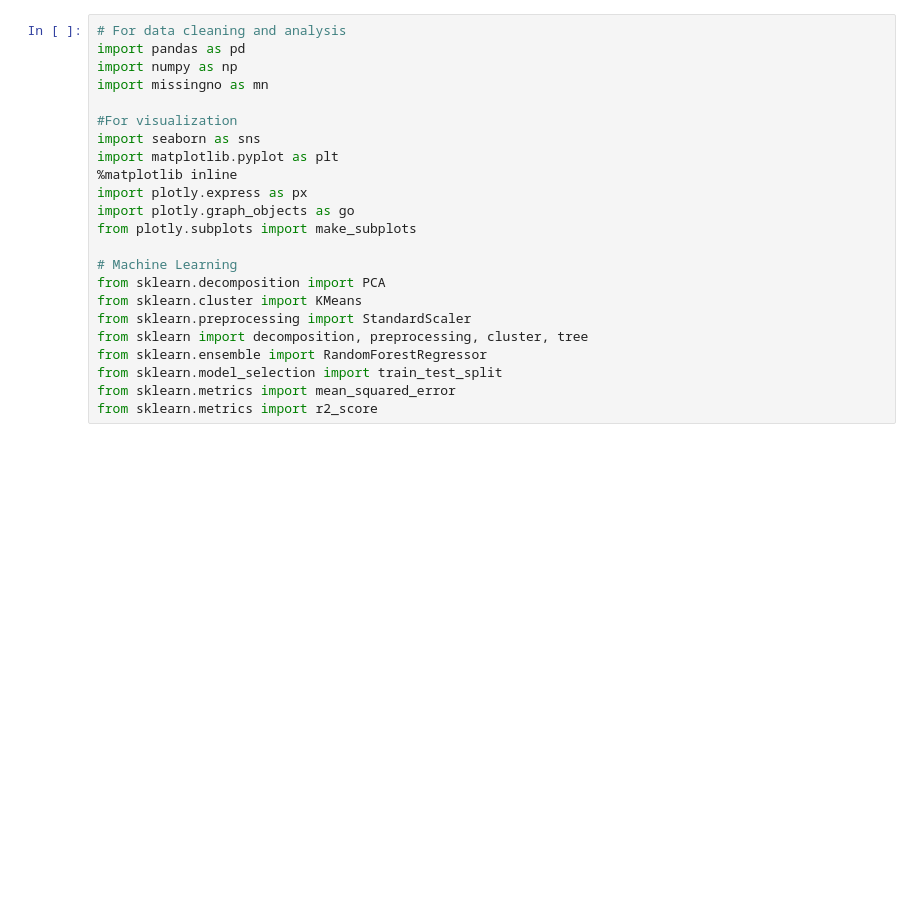
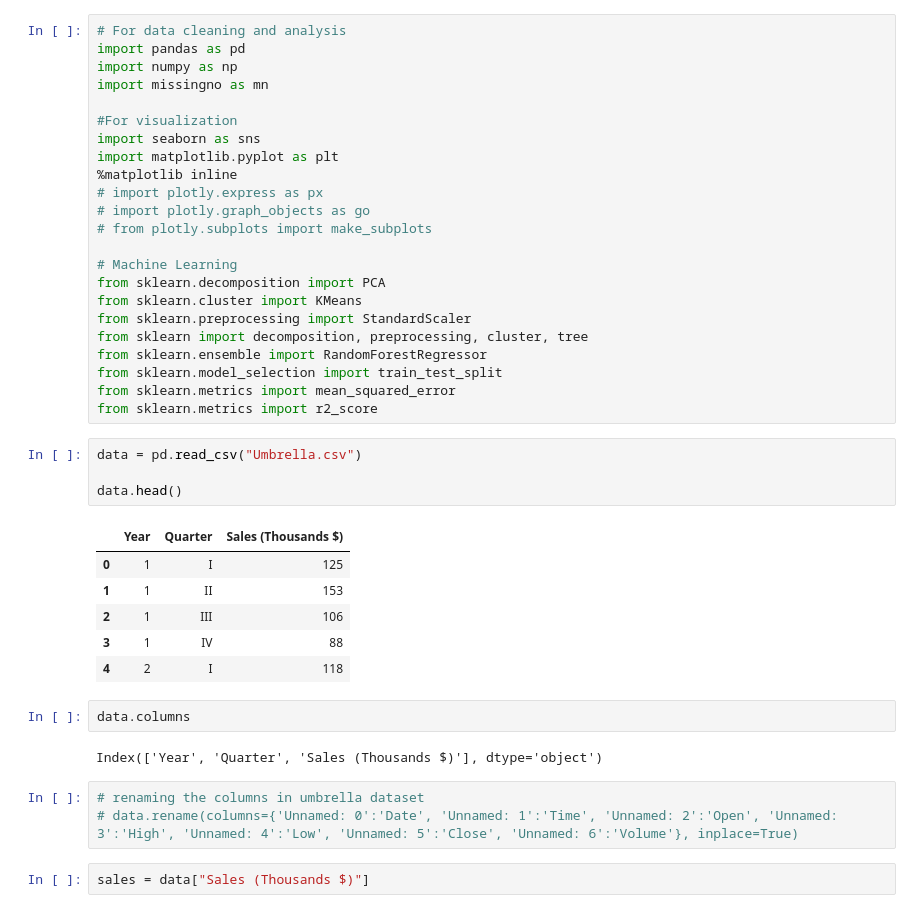
Before and after one commit to Ric-Royal/Module-II, a Jupyter notebook: Principles of Data Science/trial.ipynb, the cells around one changed output. Saved outputs shown, nothing was run; the diff lists cells and outputs as text; blank space fills up the shorter version.

```diff
--- a/Principles of Data Science/trial.ipynb
+++ b/Principles of Data Science/trial.ipynb
@@ -8,9 +8,9 @@ import missingno as mn
 import seaborn as sns
 import matplotlib.pyplot as plt
 %matplotlib inline
-import plotly.express as px
-import plotly.graph_objects as go
-from plotly.subplots import make_subplots
+# import plotly.express as px
+# import plotly.graph_objects as go
+# from plotly.subplots import make_subplots
 
 # Machine Learning
 from sklearn.decomposition import PCA
@@ -21,3 +21,23 @@ from sklearn.ensemble import RandomForestRegressor
 from sklearn.model_selection import train_test_split
 from sklearn.metrics import mean_squared_error
 from sklearn.metrics import r2_score
+# %%
+data = pd.read_csv("Umbrella.csv")
+
+data.head()
+# %% [output]
+|  | Year | Quarter | Sales (Thousands $) |
+| 0 | 1 | I | 125 |
+| 1 | 1 | II | 153 |
+| 2 | 1 | III | 106 |
+| 3 | 1 | IV | 88 |
+| 4 | 2 | I | 118 |
+# %%
+data.columns
+# %% [output]
+Index(['Year', 'Quarter', 'Sales (Thousands $)'], dtype='object')
+# %%
+# renaming the columns in umbrella dataset
+# data.rename(columns={'Unnamed: 0':'Date', 'Unnamed: 1':'Time', 'Unnamed: 2':'Open', 'Unnamed: 3':'High', 'Unnamed: 4':'Low', 'Unnamed: 5':'Close', 'Unnamed: 6':'Volume'}, inplace=True)
+# %%
+sales = data["Sales (Thousands $)"]
```
Also changed, not shown: parts of 3 cells of this notebook, 27 other files.
